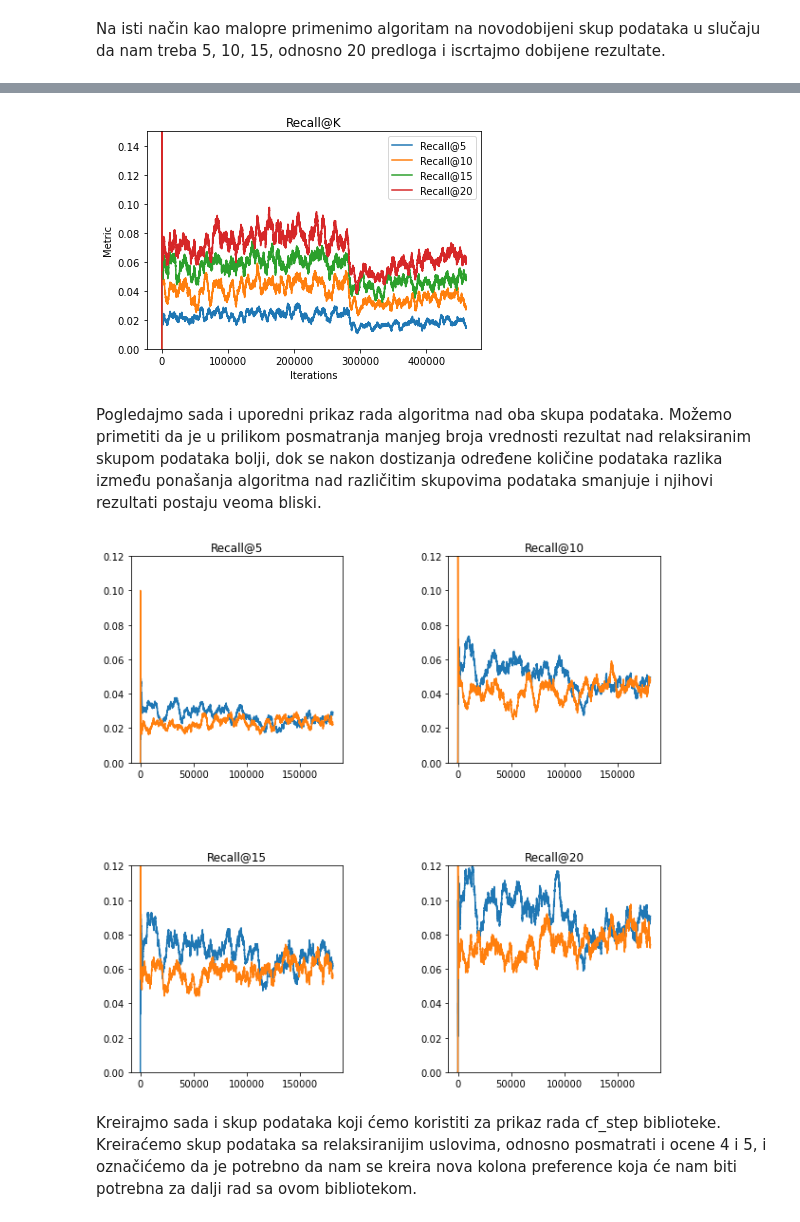
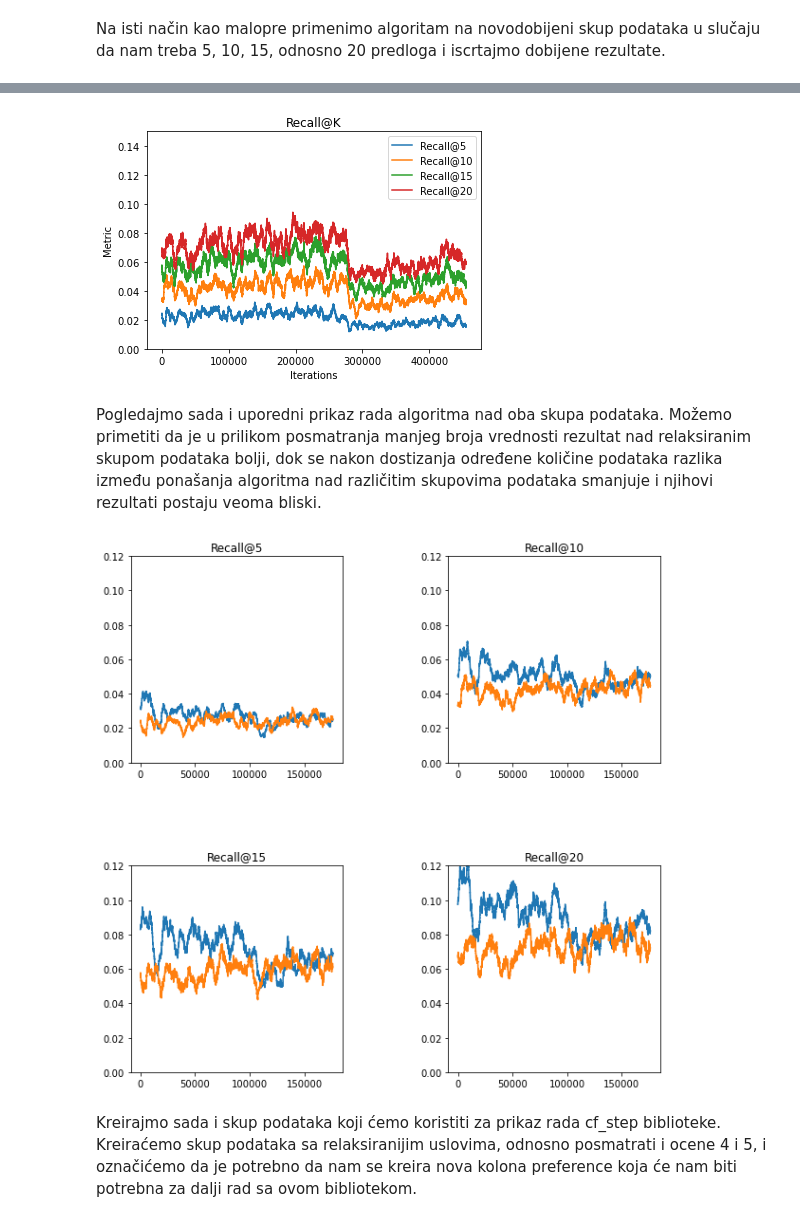
Before and after one commit to NatalijaDraskovic/IncrementalRecommenderSystem, a Jupyter notebook: MainFinal.ipynb, the cells around one changed output, grey strips where cells are left out. Cells and saved outputs as stored; diff of their text form; code cells hidden in the pictures.

```diff
--- a/MainFinal.ipynb
+++ b/MainFinal.ipynb
@@ -12,7 +12,7 @@ from matplotlib import pyplot as plt
 Učitavamo i skup podataka nad kojim ćemo raditi u nastavku. Korišćen skup podataka je [MovieLens 1m](https://grouplens.org/datasets/movielens/1m/), odnosno ratings.dat deo pomenutog skupa. Kako bi podaci bili ispravno učitani neophodno je setovati :: kao delimiter i zadati imena kolona, koje su nazvane user_id, movie_id, rating i timestamp. Kolone user_id i movie_id predstavljaju ID korisnika, odnosno filma i to tako da se broje počevši od broja 1. Kolona rating predstavlja ocenu koju je korisnik user_id dodelio filmu movie_id, a timestamp vremenski trenutak kada je ta ocena dodeljena.
 # %%
 # Ucitavamo skup podataka koji sadrzi ocene
-ratings_df = pd.read_csv('./ml-1m/ratings.dat', delimiter='::', engine='python', header=None, names=['user_id', 'movie_id', 'rating', 'timestamp'])
+ratings_df = pd.read_csv('./dataset/ml-1m/ratings.dat', delimiter='::', engine='python', header=None, names=['user_id', 'movie_id', 'rating', 'timestamp'])
 # %%
 ratings_df.head()
 # %% [output]
@@ -203,7 +203,7 @@ def start_incremental_sgd(data, N=10, window_size=5000, train_size=0.2, k=100, l
     is_recommended = []
     for i in tqdm(range(n_train, data.shape[0])):
         user, movie, rating, timestamp = data.iloc[i]
-        # Pronadji n preporuka za korisnika
+        # Pronadji N preporuka za korisnika
         recommendations = isgd.step(user, movie, rating, N)
         # Ukoliko je dati film preporucen 1, ako nije 0
         recommended = 1 if (movie in recommendations) else 0
@@ -214,7 +214,8 @@ def start_incremental_sgd(data, N=10, window_size=5000, train_size=0.2, k=100, l
             if n > window_size:
                 del is_recommended[0]
                 n -= 1
-            avgs.append(sum(is_recommended) / float(n))
+            if n == window_size:
+                avgs.append(sum(is_recommended) / float(n))
     return avgs, isgd
 # %% [markdown]
 Primenimo sada prethodno opisani algoritam na skupu podataka koji kao poyitivne ocene koje posmatramo definiše samo ocenu 5 i to u slučajevima da treba korisniku predložiti 5, 10, 15 ili 20 filmova.
@@ -324,36 +325,36 @@ plt.plot(avgs_5and4_20, label = "Recall@20")
 plt.legend()
 plt.show()
 # %% [output]
-[figure, old version]
+[figure, new version]
 # %% [markdown]
 Pogledajmo sada i uporedni prikaz rada algoritma nad oba skupa podataka. Možemo primetiti da je u prilikom posmatranja manjeg broja vrednosti rezultat nad relaksiranim skupom podataka bolji, dok se nakon dostizanja određene količine podataka razlika između ponašanja algoritma nad različitim skupovima podataka smanjuje i njihovi rezultati postaju veoma bliski.
 # %%
 figure, axis = plt.subplots(2, 2, figsize=(10,10))
 figure.subplots_adjust(wspace=0.5, hspace=0.5)
 
 axis[0, 0].plot(avgs_only5_5)
-axis[0, 0].plot(avgs_5and4_5[:len(avgs_5)])
+axis[0, 0].plot(avgs_5and4_5[:len(avgs_only5_5)])
 axis[0, 0].set_title("Recall@5")
 axis[0, 0].set_ylim(0., 0.12)
 
 axis[0, 1].plot(avgs_only5_10)
-axis[0, 1].plot(avgs_5and4_10[:len(avgs_10)])
+axis[0, 1].plot(avgs_5and4_10[:len(avgs_only5_10)])
 axis[0, 1].set_title("Recall@10")
 axis[0, 1].set_ylim(0., 0.12)
 
 axis[1, 0].plot(avgs_only5_15)
-axis[1, 0].plot(avgs_5and4_15[:len(avgs_15)])
+axis[1, 0].plot(avgs_5and4_15[:len(avgs_only5_15)])
 axis[1, 0].set_title("Recall@15")
 axis[1, 0].set_ylim(0., 0.12)
 
 axis[1, 1].plot(avgs_only5_20)
-axis[1, 1].plot(avgs_5and4_20[:len(avgs_20)])
+axis[1, 1].plot(avgs_5and4_20[:len(avgs_only5_20)])
 axis[1, 1].set_title("Recall@20")
 axis[1, 1].set_ylim(0., 0.12)
 
 plt.show()
 # %% [output]
-[figure, old version]
+[figure, new version]
 # %% [markdown]
 Kreirajmo sada i skup podataka koji ćemo koristiti za prikaz rada cf_step biblioteke. Kreiraćemo skup podataka sa relaksiranijim uslovima, odnosno posmatrati i ocene 4 i 5, i označićemo da je potrebno da nam se kreira nova kolona preference koja će nam biti potrebna za dalji rad sa ovom bibliotekom.
 # %%
```
Also changed, not shown: parts of 7 cells of this notebook.
